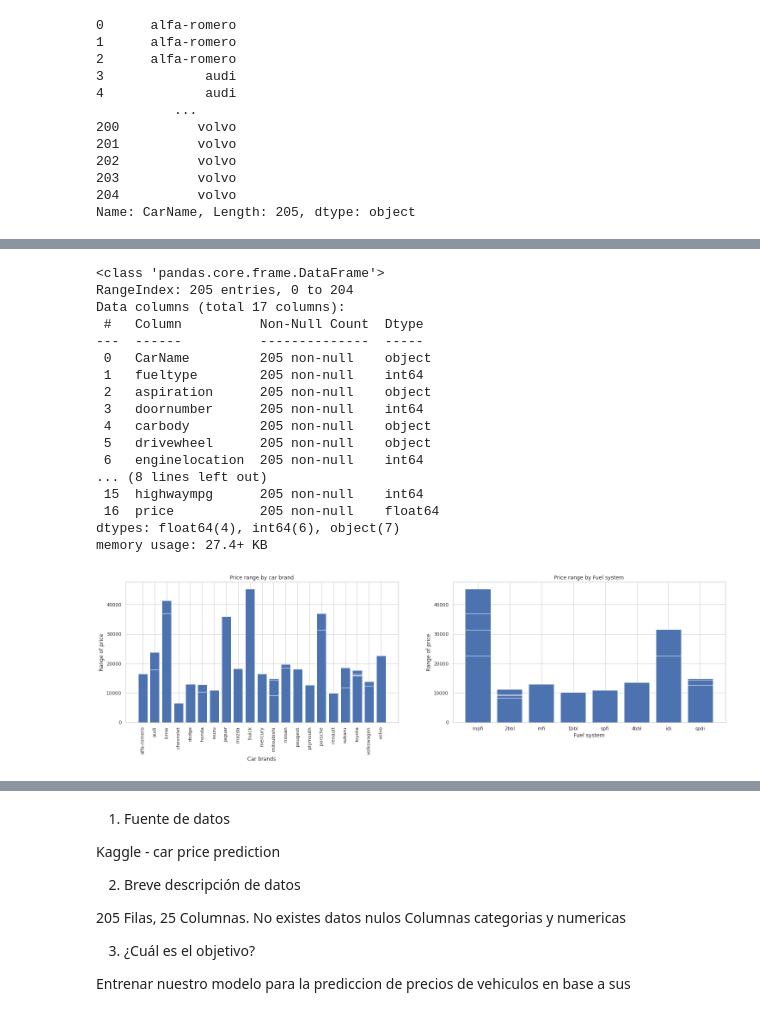
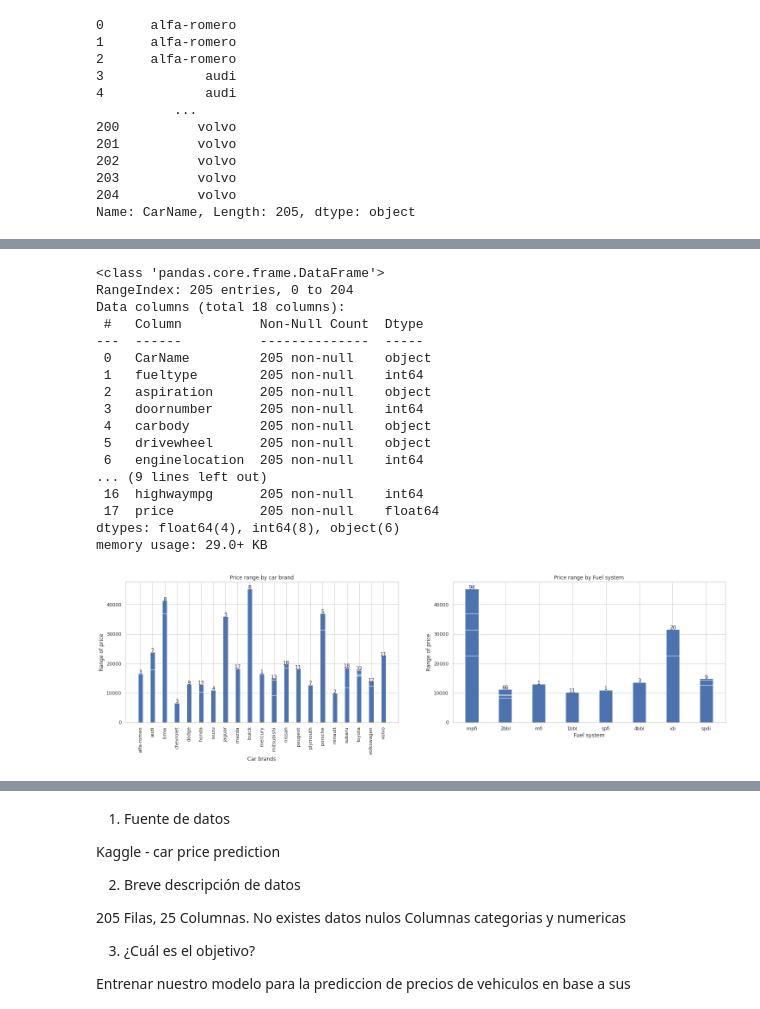
Before and after one commit to jcsnuesi/Car-price-prediction-, a Jupyter notebook: Proyecto_2_Parte_4_Price_Car_prediction.ipynb, the cells around one changed output, grey strips where cells are left out. Drawn from its saved outputs; the diff is of its cells as text; code cells hidden in the pictures.

```diff
--- a/Proyecto_2_Parte_4_Price_Car_prediction.ipynb
+++ b/Proyecto_2_Parte_4_Price_Car_prediction.ipynb
@@ -107,7 +126,7 @@ class ReadyToWork:
     col_details = {}
 
     for col in cat_cols(self.dataSet):
-        col_details[col] = self.dataSet[col].unique()
+        col_details[col] = list(self.dataSet[col].unique())
 
     return col_details
 
@@ -249,7 +286,7 @@ Name: carbody, dtype: int64
 
 ************Codification completed***************
 # %%
-drop_cols = ['car_ID', 'symboling','wheelbase','boreratio','enginesize','stroke','compressionratio','curbweight','peakrpm']
+drop_cols = ['car_ID', 'symboling','wheelbase','boreratio','enginesize','stroke','compressionratio','peakrpm']
 # Param 1: columns to drop, Param 2: axis (0 row of column, 1 complete column)
 cleaned_dataset = ready_class.cleaner(drop_cols,1)
 # %%
@@ -273,7 +310,7 @@ cleaned_dataset.info()
 # %% [output]
 <class 'pandas.core.frame.DataFrame'>
 RangeIndex: 205 entries, 0 to 204
-Data columns (total 17 columns):
+Data columns (total 18 columns):
  #   Column          Non-Null Count  Dtype
 ---  ------          --------------  -----
  0   CarName         205 non-null    object
@@ -283,29 +320,40 @@ Data columns (total 17 columns):
  4   carbody         205 non-null    object
  5   drivewheel      205 non-null    object
  6   enginelocation  205 non-null    int64
-... (8 lines left out)
- 15  highwaympg      205 non-null    int64
- 16  price           205 non-null    float64
-dtypes: float64(4), int64(6), object(7)
-memory usage: 27.4+ KB
+... (9 lines left out)
+ 16  highwaympg      205 non-null    int64
+ 17  price           205 non-null    float64
+dtypes: float64(4), int64(8), object(6)
+memory usage: 29.0+ KB
 # %%
+def add_value_label(y_list, datasets, col_y):
+  for i in range(0, len(y_list)):
+
+    plt.text(i, max(datasets.price[datasets[f'{col_y}'] == y_list[i]]) , datasets.CarName[datasets[f'{col_y}'] == y_list[i]].count(), ha="center")
+
+
 plt.figure(figsize=(25, 6))
 
+car_unique = cleaned_dataset.CarName.unique()
+
 plt.subplot(1,2,1)
-plt.bar(cleaned_dataset.CarName,cleaned_dataset.price)
+
+plt.bar(cleaned_dataset.CarName,cleaned_dataset.price, width = 0.4)
+add_value_label(car_unique, cleaned_dataset, 'CarName' )
 plt.title('Price range by car brand')
 plt.xlabel('Car brands')
 plt.ylabel('Range of price')
 plt.xticks(rotation=90)
 
+fuelsystem_unique = cleaned_dataset.fuelsystem.unique()
+
 plt.subplot(1,2,2)
-plt.bar(cleaned_dataset.fuelsystem,cleaned_dataset.price)
+plt.bar(cleaned_dataset.fuelsystem,cleaned_dataset.price,  width = 0.4)
+add_value_label(fuelsystem_unique, cleaned_dataset, 'fuelsystem' )
 plt.title('Price range by Fuel system')
 plt.xlabel('Fuel system')
 plt.ylabel('Range of price')
 
-
-
 plt.show()
 # %% [output]
-[figure, old version]
+[figure, new version]
```
Also changed, not shown: parts of 57 cells of this notebook.
